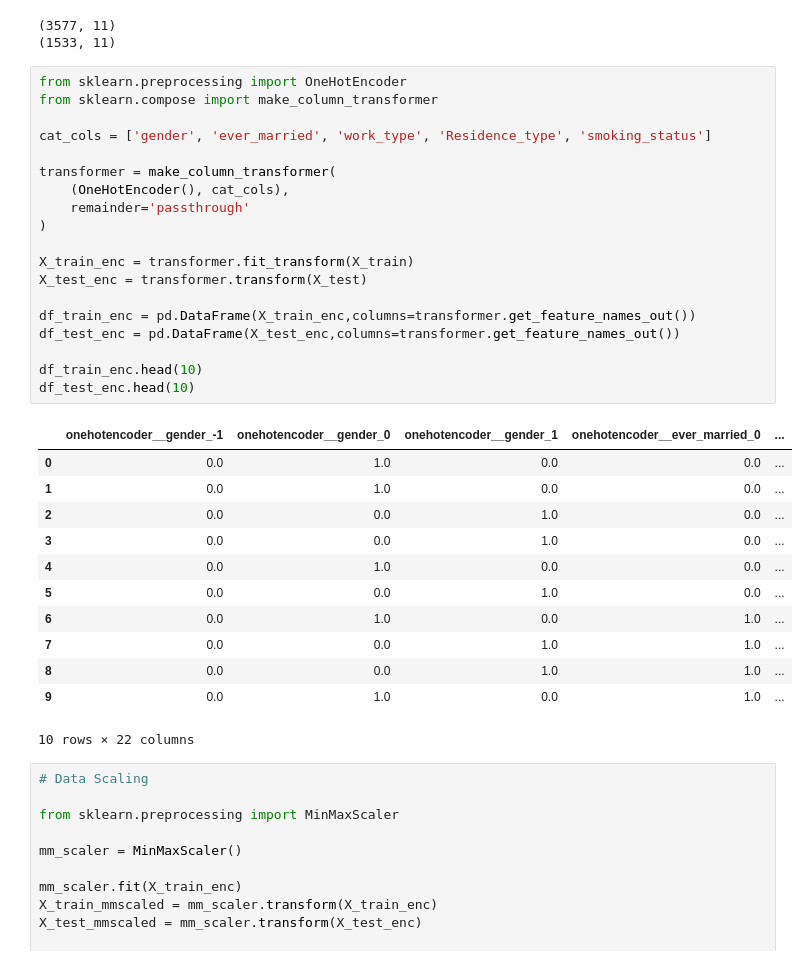
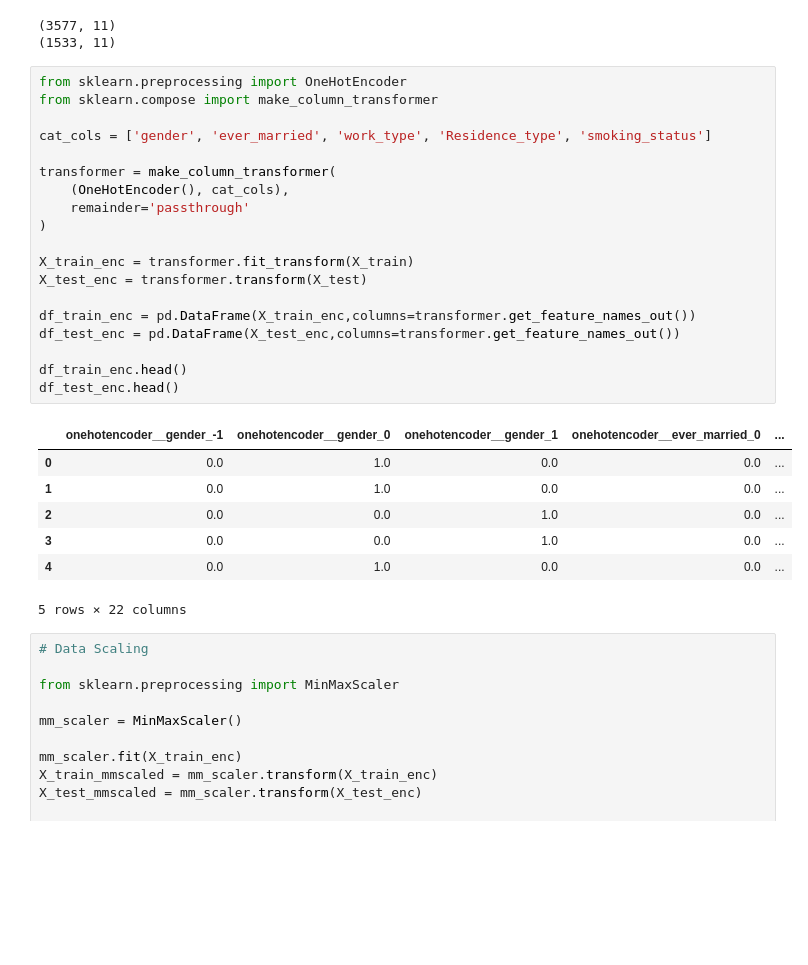
Before and after one commit to alexisngaing/ml-dl-python, a Jupyter notebook: Tugas/tugas-modul-8/TGS8_11407.ipynb, the cells around one changed output. Cells and saved outputs as stored; diff of their text form; blank space fills up the shorter version.

```diff
--- a/Tugas/tugas-modul-8/TGS8_11407.ipynb
+++ b/Tugas/tugas-modul-8/TGS8_11407.ipynb
@@ -97,35 +113,30 @@ print(X_test.shape)
 # %%
 from sklearn.preprocessing import OneHotEncoder
 from sklearn.compose import make_column_transformer
 
 cat_cols = ['gender', 'ever_married', 'work_type', 'Residence_type', 'smoking_status']
 
 transformer = make_column_transformer(
     (OneHotEncoder(), cat_cols),
     remainder='passthrough'
 )
 
 X_train_enc = transformer.fit_transform(X_train)
 X_test_enc = transformer.transform(X_test)
 
 df_train_enc = pd.DataFrame(X_train_enc,columns=transformer.get_feature_names_out())
 df_test_enc = pd.DataFrame(X_test_enc,columns=transformer.get_feature_names_out())
 
-df_train_enc.head(10)
-df_test_enc.head(10)
+df_train_enc.head()
+df_test_enc.head()
 # %% [output]
 |  | onehotencoder__gender_-1 | onehotencoder__gender_0 | onehotencoder__gender_1 | onehotencoder__ever_married_0 | ... |
 | 0 | 0.0 | 1.0 | 0.0 | 0.0 | ... |
 | 1 | 0.0 | 1.0 | 0.0 | 0.0 | ... |
 | 2 | 0.0 | 0.0 | 1.0 | 0.0 | ... |
 | 3 | 0.0 | 0.0 | 1.0 | 0.0 | ... |
 | 4 | 0.0 | 1.0 | 0.0 | 0.0 | ... |
-| 5 | 0.0 | 0.0 | 1.0 | 0.0 | ... |
-| 6 | 0.0 | 1.0 | 0.0 | 1.0 | ... |
-| 7 | 0.0 | 0.0 | 1.0 | 1.0 | ... |
-| 8 | 0.0 | 0.0 | 1.0 | 1.0 | ... |
-| 9 | 0.0 | 1.0 | 0.0 | 1.0 | ... |
-10 rows × 22 columns
+5 rows × 22 columns
 # %%
 # Data Scaling
 
```
Also changed, not shown: parts of 7 cells of this notebook.
